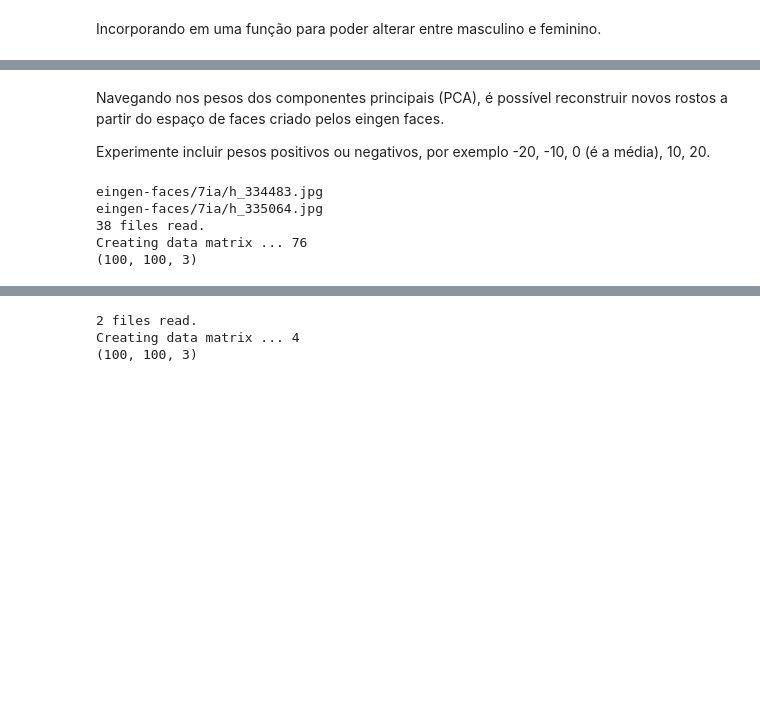
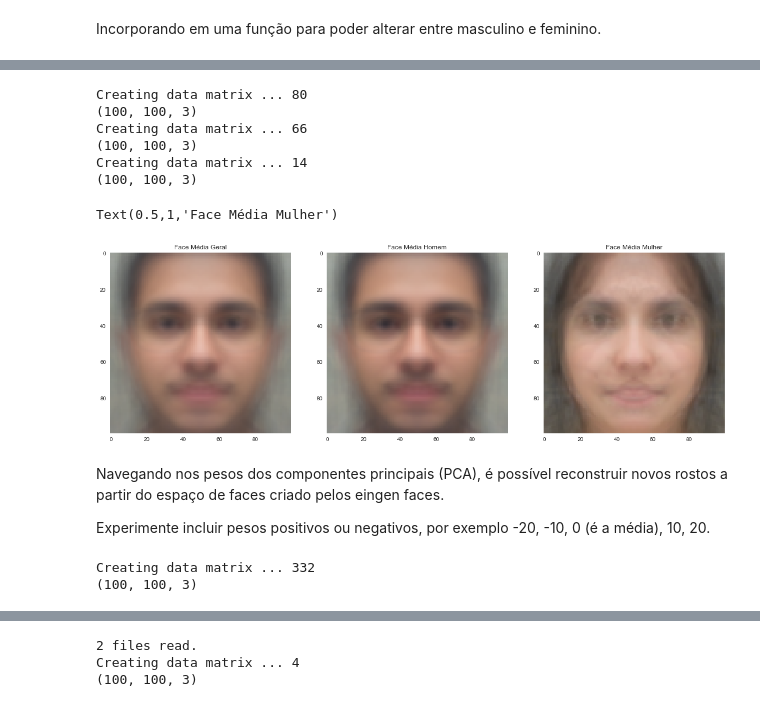
Before and after one commit to michelpf/fiap-ml-visao-computacional, a Jupyter notebook: aula-5-machine-learning-aplicado/face-media-alunos.ipynb, the cells around one changed output, grey strips where cells are left out. Cells and saved outputs as stored; diff of their text form; code cells hidden in the pictures; blank space fills up the shorter version.

```diff
--- a/aula-5-machine-learning-aplicado/face-media-alunos.ipynb
+++ b/aula-5-machine-learning-aplicado/face-media-alunos.ipynb
@@ -191,3 +251,30 @@ Text(0.5,1,'Face Média Mulher')
+# %%
+face_media_geral, _ = get_mean_face_images(images_6h + images_6m)
+face_media_homem, _ = get_mean_face_images(images_6h)
+face_media_mulher, _ = get_mean_face_images(images_6m)
+
+plt.figure(figsize=(20,20))
+
+plt.subplot(1,3,1)
+plt.imshow(face_media_geral)
+plt.title("Face Média Geral")
+
+plt.subplot(1,3,2)
+plt.imshow(face_media_homem)
+plt.title("Face Média Homem")
+
+plt.subplot(1,3,3)
+plt.imshow(face_media_mulher)
+plt.title("Face Média Mulher")
+# %% [output]
+Creating data matrix ... 80
+(100, 100, 3)
+Creating data matrix ... 66
+(100, 100, 3)
+Creating data matrix ... 14
+(100, 100, 3)
+Text(0.5,1,'Face Média Mulher')
+[figure, added]
 # %% [markdown]
 Navegando nos pesos dos componentes principais (PCA), é possível reconstruir novos rostos a partir do espaço de faces criado pelos eingen faces.
 
@@ -198,13 +285,10 @@ def createNewFace(averageFace, weight, eingenface, eigenFaces):
     output = np.add(output, eigenFaces[eingenface] * weight)
     output = cv2.resize(output, (0,0), fx=2, fy=2)
     return output
-# %%
-face_media_homem, eingenFaces = get_mean_face("eingen-faces/7ia", "h")
-# %% [output]
-eingen-faces/7ia/h_334483.jpg
-eingen-faces/7ia/h_335064.jpg
-38 files read.
-Creating data matrix ... 76
-(100, 100, 3)
+# %%
+face_media, eingenFaces = get_mean_face_images(images)
+# %% [output]
+Creating data matrix ... 332
+(100, 100, 3)
 # %%
 plt.figure(figsize=(10,10))
```
Also changed, not shown: parts of 6 cells of this notebook, 42 other files.
